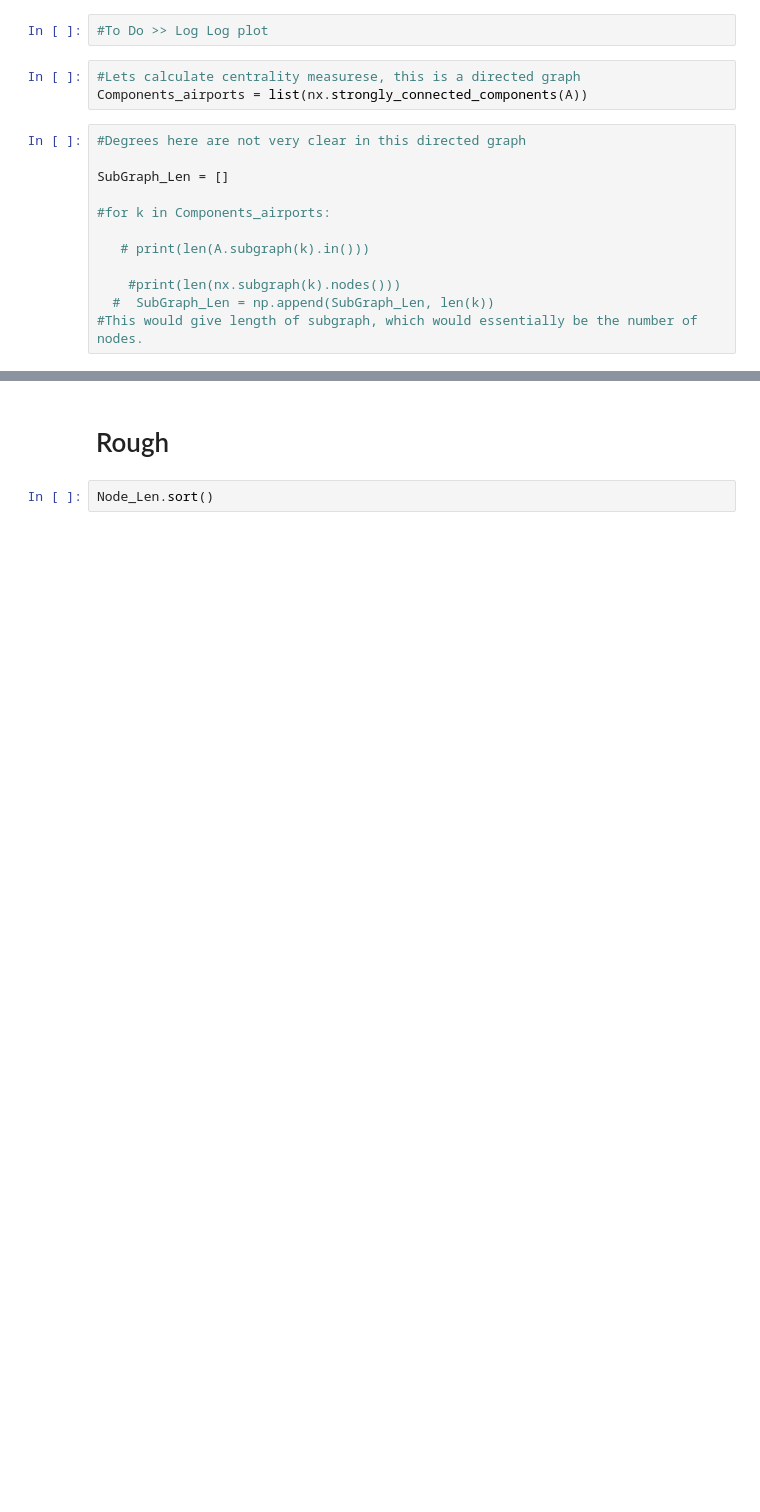
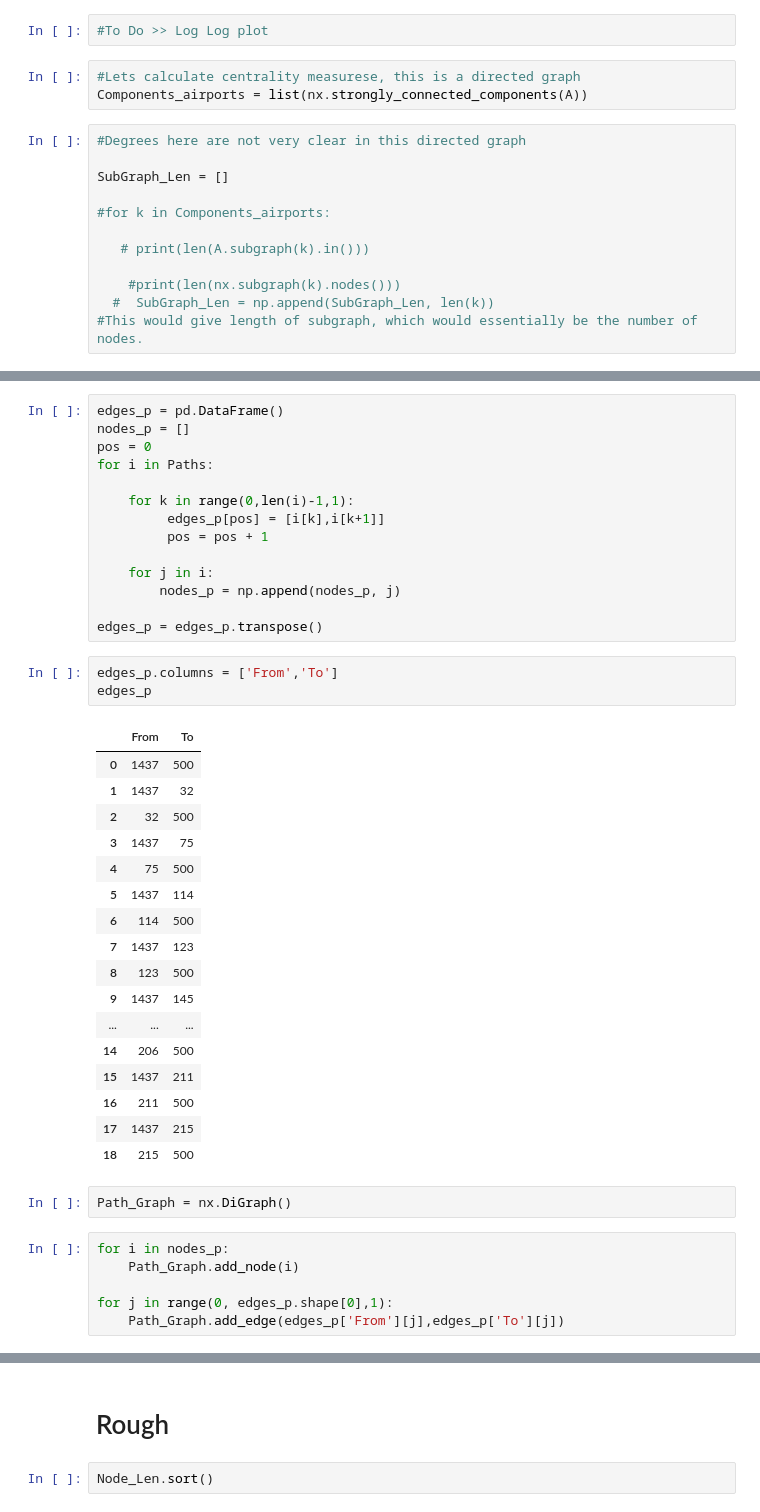
Before and after one commit to mohity5/Practice_NetworkAnalysis_Airports, a Jupyter notebook: Networks_Basics.ipynb, the cells around one changed output, grey strips where cells are left out. Drawn from its saved outputs; the diff is of its cells as text; blank space fills up the shorter version.

```diff
--- a/Networks_Basics.ipynb
+++ b/Networks_Basics.ipynb
@@ -290,0 +325,43 @@ SubGraph_Len = []
+# %%
+edges_p = pd.DataFrame()
+nodes_p = []
+pos = 0
+for i in Paths:
+
+    for k in range(0,len(i)-1,1):
+         edges_p[pos] = [i[k],i[k+1]]
+         pos = pos + 1
+
+    for j in i:
+        nodes_p = np.append(nodes_p, j)
+
+edges_p = edges_p.transpose()
+# %%
+edges_p.columns = ['From','To']
+edges_p
+# %% [output]
+|  | From | To |
+| 0 | 1437 | 500 |
+| 1 | 1437 | 32 |
+| 2 | 32 | 500 |
+| 3 | 1437 | 75 |
+| 4 | 75 | 500 |
+| 5 | 1437 | 114 |
+| 6 | 114 | 500 |
+| 7 | 1437 | 123 |
+| 8 | 123 | 500 |
+| 9 | 1437 | 145 |
+| ... | ... | ... |
+| 14 | 206 | 500 |
+| 15 | 1437 | 211 |
+| 16 | 211 | 500 |
+| 17 | 1437 | 215 |
+| 18 | 215 | 500 |
+# %%
+Path_Graph = nx.DiGraph()
+# %%
+for i in nodes_p:
+    Path_Graph.add_node(i)
+
+for j in range(0, edges_p.shape[0],1):
+    Path_Graph.add_edge(edges_p['From'][j],edges_p['To'][j])
```
Also changed, not shown: parts of 17 cells of this notebook.
